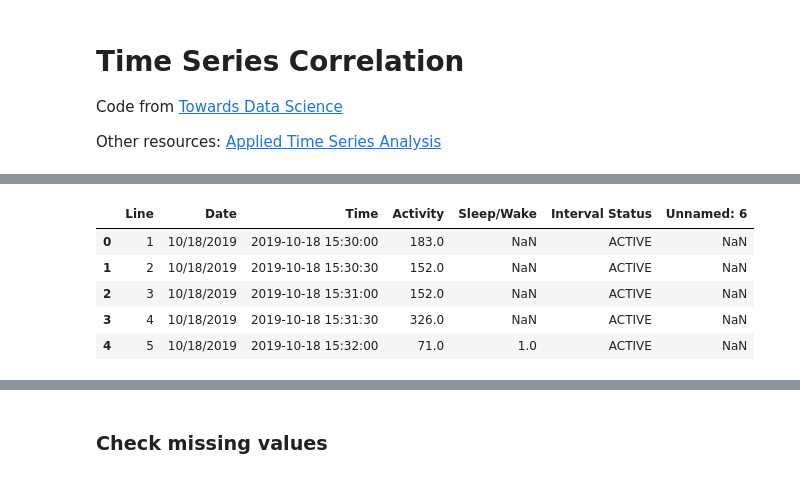
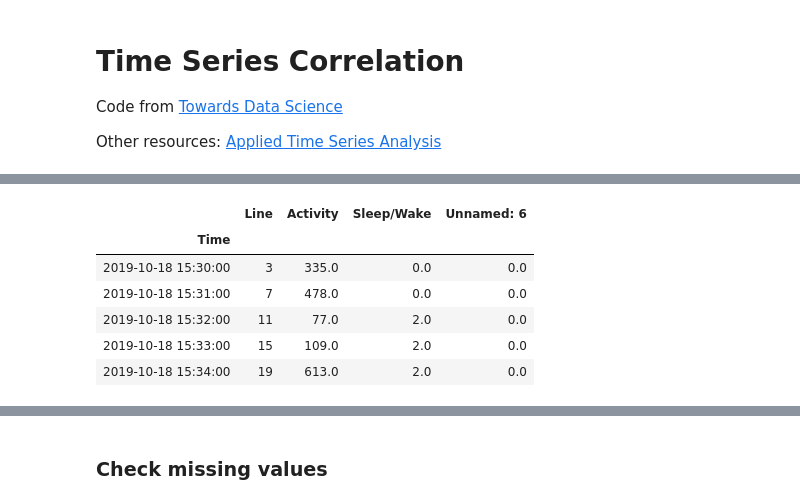
Before and after one commit to mcmahonmc/wearables, a Jupyter notebook: Fitbit Actiwatch Time Series Correlation.ipynb, the cells around one changed output, grey strips where cells are left out. Drawn from its saved outputs; the diff is of its cells as text; code cells hidden in the pictures.

```diff
--- a/Fitbit Actiwatch Time Series Correlation.ipynb
+++ b/Fitbit Actiwatch Time Series Correlation.ipynb
@@ -35,16 +35,19 @@ act_files[0:5]
 # %%
 # resample actiwatch data to 1 minute bins
 
 act = pd.read_csv(act_files[1], skiprows=156)
 act['Time'] = pd.to_datetime(act['Date'] + ' ' + act['Time'])
+act = act.set_index(act['Time'])
+act = act.resample('1T').sum()
 act[0:5]
 # %% [output]
-|  | Line | Date | Time | Activity | Sleep/Wake | Interval Status | Unnamed: 6 |
-| 0 | 1 | 10/18/2019 | 2019-10-18 15:30:00 | 183.0 | NaN | ACTIVE | NaN |
-| 1 | 2 | 10/18/2019 | 2019-10-18 15:30:30 | 152.0 | NaN | ACTIVE | NaN |
-| 2 | 3 | 10/18/2019 | 2019-10-18 15:31:00 | 152.0 | NaN | ACTIVE | NaN |
-| 3 | 4 | 10/18/2019 | 2019-10-18 15:31:30 | 326.0 | NaN | ACTIVE | NaN |
-| 4 | 5 | 10/18/2019 | 2019-10-18 15:32:00 | 71.0 | 1.0 | ACTIVE | NaN |
+|  | Line | Activity | Sleep/Wake | Unnamed: 6 |
+| Time |  |  |  |  |
+| 2019-10-18 15:30:00 | 3 | 335.0 | 0.0 | 0.0 |
+| 2019-10-18 15:31:00 | 7 | 478.0 | 0.0 | 0.0 |
+| 2019-10-18 15:32:00 | 11 | 77.0 | 2.0 | 0.0 |
+| 2019-10-18 15:33:00 | 15 | 109.0 | 2.0 | 0.0 |
+| 2019-10-18 15:34:00 | 19 | 613.0 | 2.0 | 0.0 |
 # %%
 fitbit_files = glob.glob(home_dir + "/Box/CogNeuroLab/Wearables/data/fitbit/*minuteStepsNarrow*", recursive=True)
 fitbit_files[0:15]
```
Also changed, not shown: parts of 57 cells of this notebook, 4 other files.
